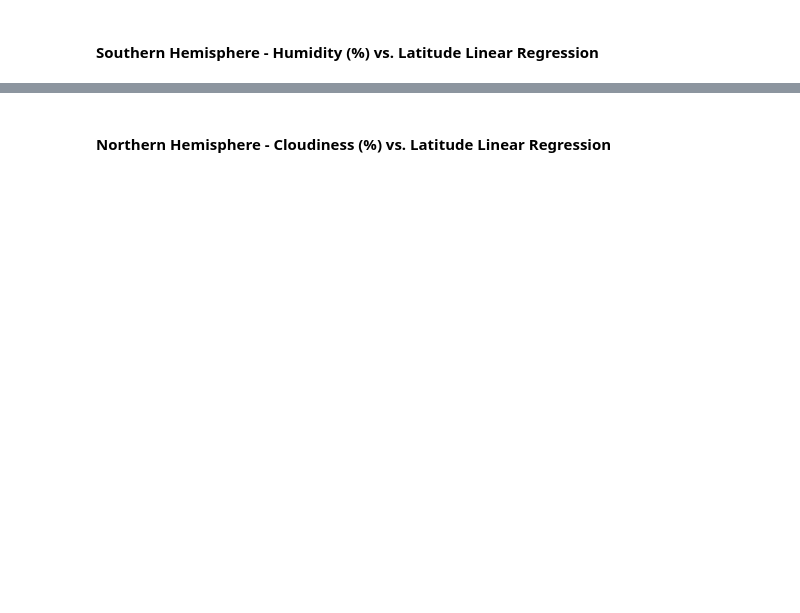
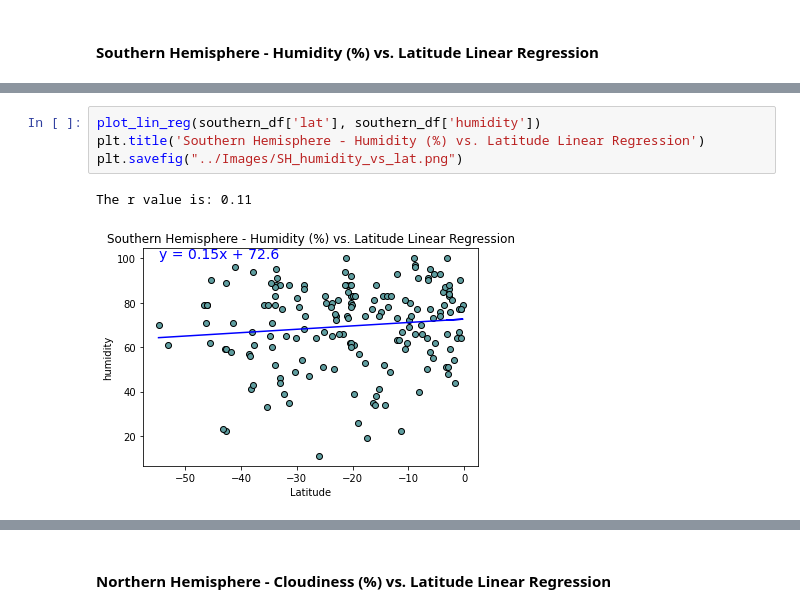
Before and after one commit to atokarev0717/python-api-challenge, a Jupyter notebook: WeatherPy/WeatherPy.ipynb, the cells around one changed output, grey strips where cells are left out. Drawn from its saved outputs; the diff is of its cells as text; blank space fills up the shorter version.

```diff
--- a/WeatherPy/WeatherPy.ipynb
+++ b/WeatherPy/WeatherPy.ipynb
@@ -320,0 +349,7 @@ The r-value is: 0.014985174297345524
+# %%
+plot_lin_reg(southern_df['lat'], southern_df['humidity'])
+plt.title('Southern Hemisphere - Humidity (%) vs. Latitude Linear Regression')
+plt.savefig("../Images/SH_humidity_vs_lat.png")
+# %% [output]
+The r value is: 0.11
+[figure, added]
```
Also changed, not shown: parts of 21 cells of this notebook, 8 other files.
